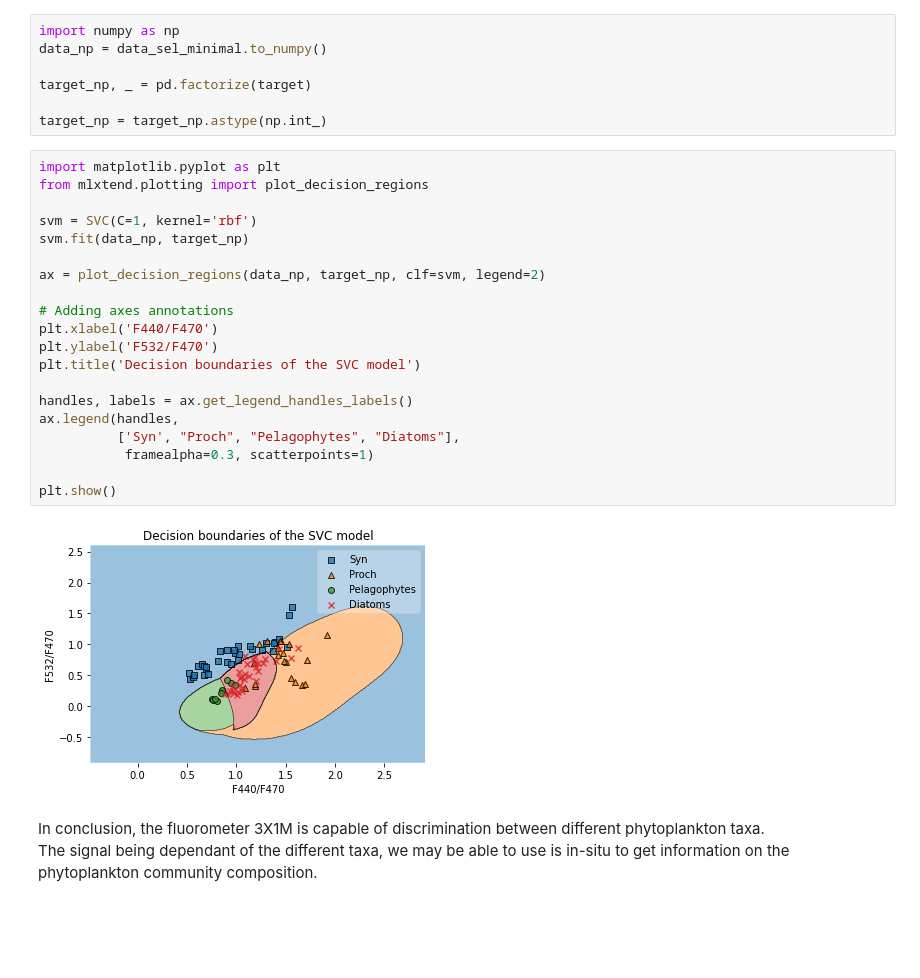
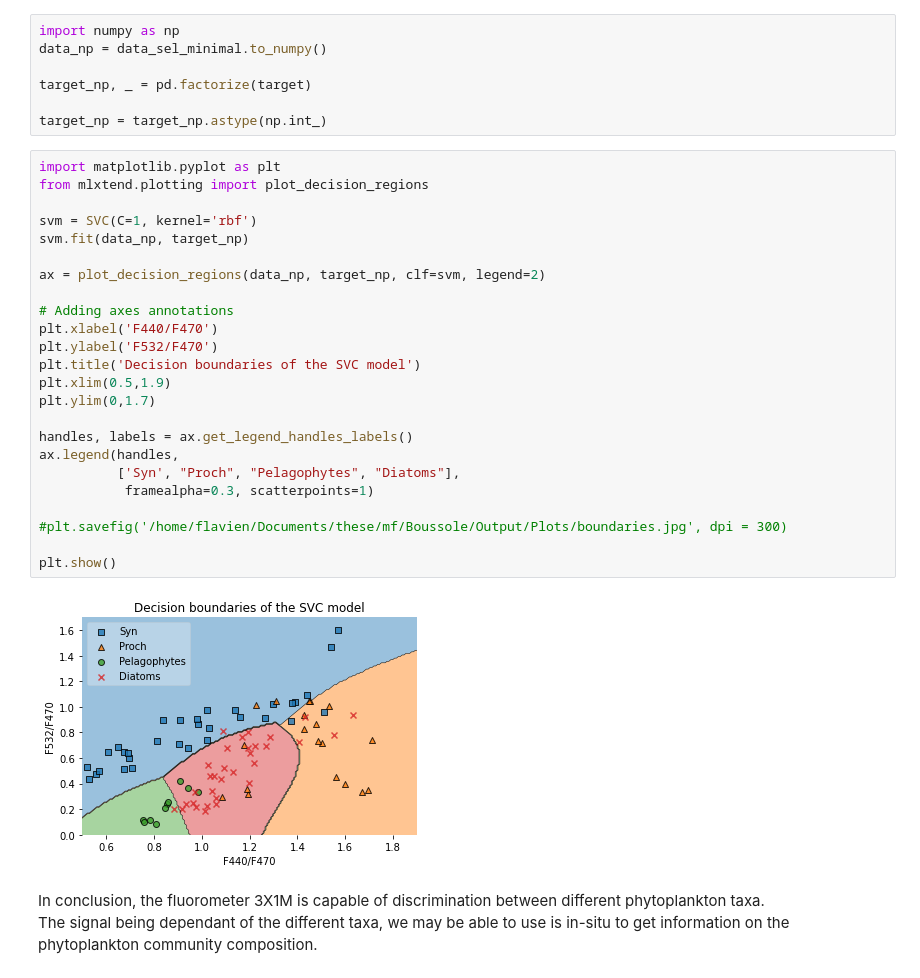
Before and after one commit to Flavi1P/Multispectral-Fluorescence, a Jupyter notebook: Boussole/Scripts/svc_lab.ipynb, the cells around one changed output. Drawn from its saved outputs; the diff is of its cells as text; blank space fills up the shorter version.

```diff
--- a/Boussole/Scripts/svc_lab.ipynb
+++ b/Boussole/Scripts/svc_lab.ipynb
@@ -156,25 +171,29 @@ target_np = target_np.astype(np.int_)
 # %%
 import matplotlib.pyplot as plt
 from mlxtend.plotting import plot_decision_regions
 
 svm = SVC(C=1, kernel='rbf')
 svm.fit(data_np, target_np)
 
 ax = plot_decision_regions(data_np, target_np, clf=svm, legend=2)
 
 # Adding axes annotations
 plt.xlabel('F440/F470')
 plt.ylabel('F532/F470')
 plt.title('Decision boundaries of the SVC model')
+plt.xlim(0.5,1.9)
+plt.ylim(0,1.7)
 
 handles, labels = ax.get_legend_handles_labels()
 ax.legend(handles,
           ['Syn', "Proch", "Pelagophytes", "Diatoms"],
            framealpha=0.3, scatterpoints=1)
 
+#plt.savefig('/home/flavien/Documents/these/mf/Boussole/Output/Plots/boundaries.jpg', dpi = 300)
+
 plt.show()
 # %% [output]
-[figure, old version]
+[figure, new version]
 # %% [markdown]
 In conclusion, the fluorometer 3X1M is capable of discrimination between different phytoplankton taxa. <br/>
 The signal being dependant of the different taxa, we may be able to use is in-situ to get information on the phytoplankton community composition.
```
Also changed, not shown: parts of 3 cells of this notebook, 2 other files.
